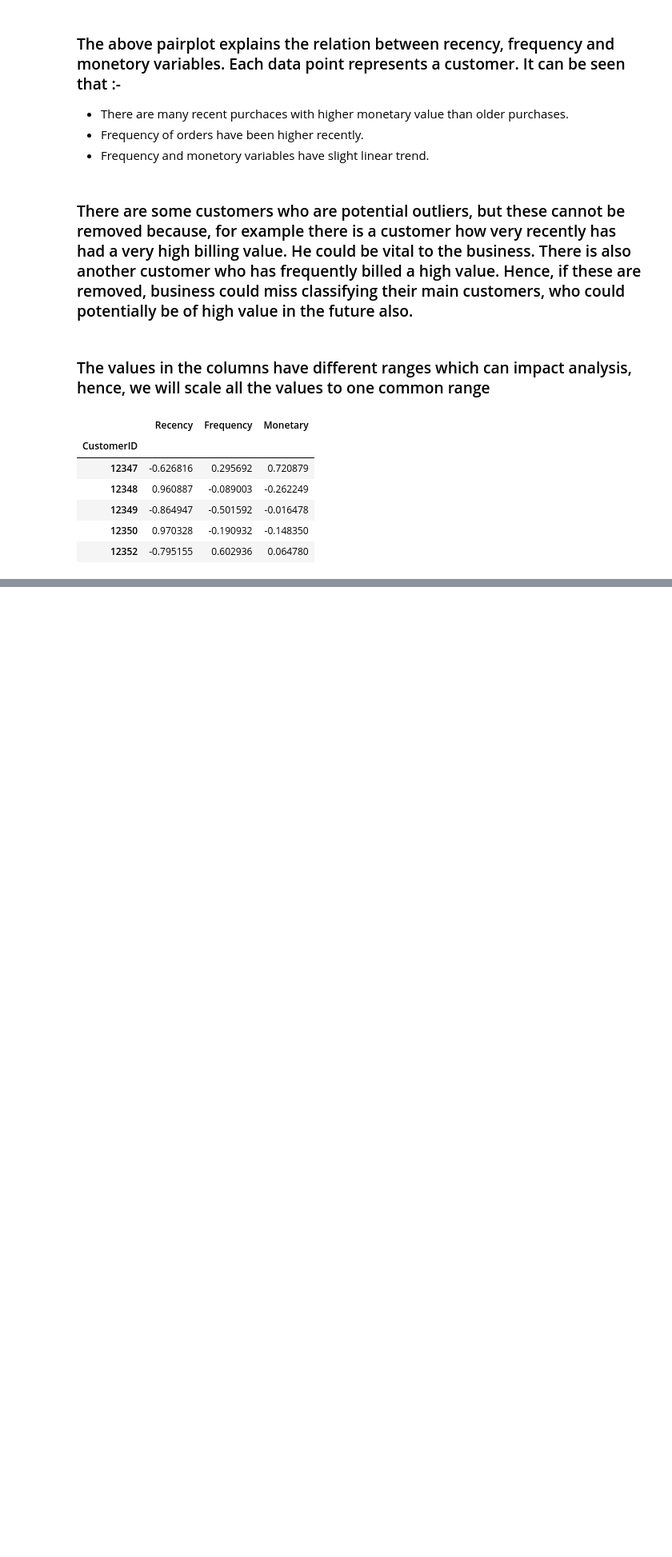
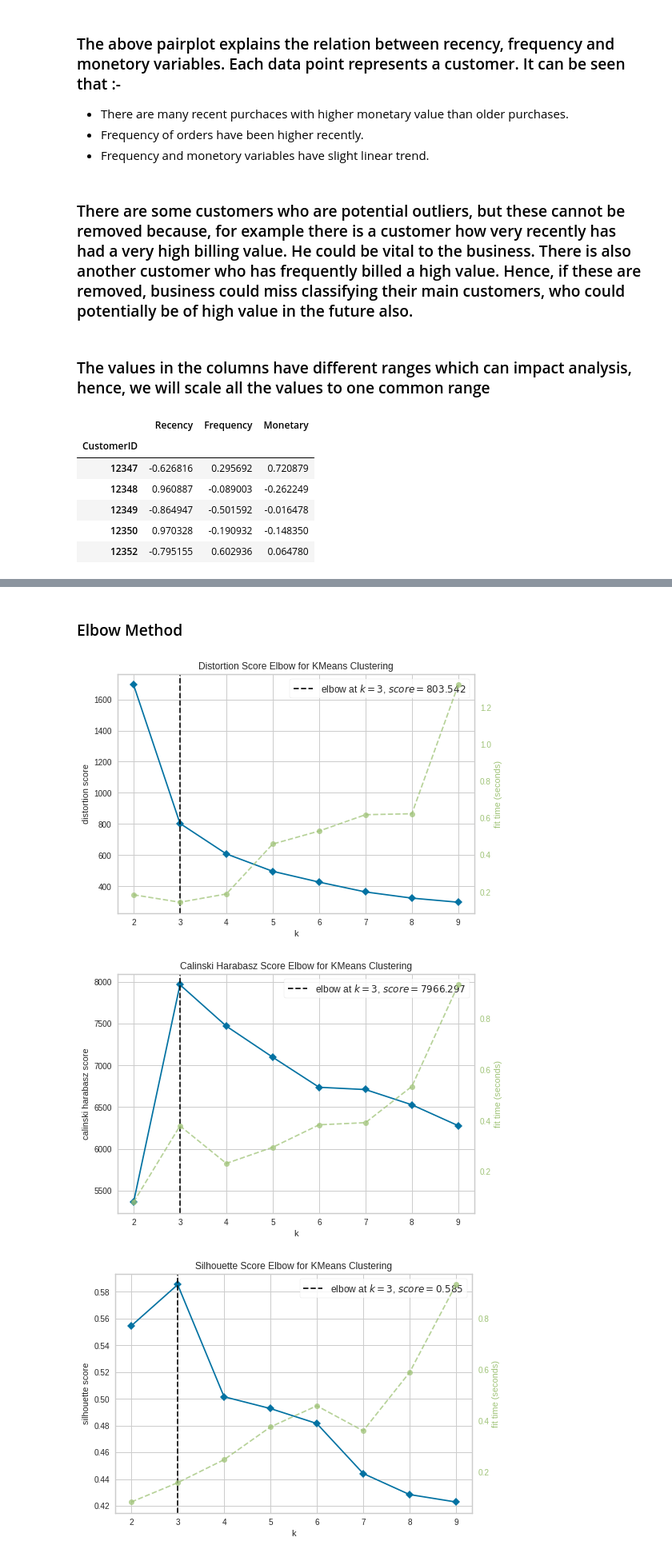
Before and after one commit to amolprabhu/Customer-Segmentation, a Jupyter notebook: Capstone_Project_Customer_Segmentation.ipynb, the cells around one changed output, grey strips where cells are left out. Shown at 80% size. Cells and saved outputs as stored; diff of their text form; code cells hidden in the pictures; blank space fills up the shorter version.

```diff
--- a/Capstone_Project_Customer_Segmentation.ipynb
+++ b/Capstone_Project_Customer_Segmentation.ipynb
@@ -565,0 +573,3 @@ rfm_scaled.head()
+# %%
+# Creating an instance of the model
+kmeans = KMeans()
@@ -565,0 +578,19 @@ rfm_scaled.head()
+# %% [markdown]
+### Elbow Method
+# %%
+# Using the elbow method to find out optimum number of clusters, with different metrics
+def elbow_method(X):
+
+  metrics = ['distortion', 'calinski_harabasz', 'silhouette']
+
+  for m in metrics:
+    visualizer = KElbowVisualizer(kmeans, k = (2,10), metric = m)
+    visualizer.fit(X)
+    visualizer.poof()
+# %%
+# Using the elbow method function to understand optimum number of clusters
+elbow_method(rfm_scaled)
+# %% [output]
+[figure, added]
+[figure, added]
+[figure, added]
```
Also changed, not shown: parts of 25 cells of this notebook.
